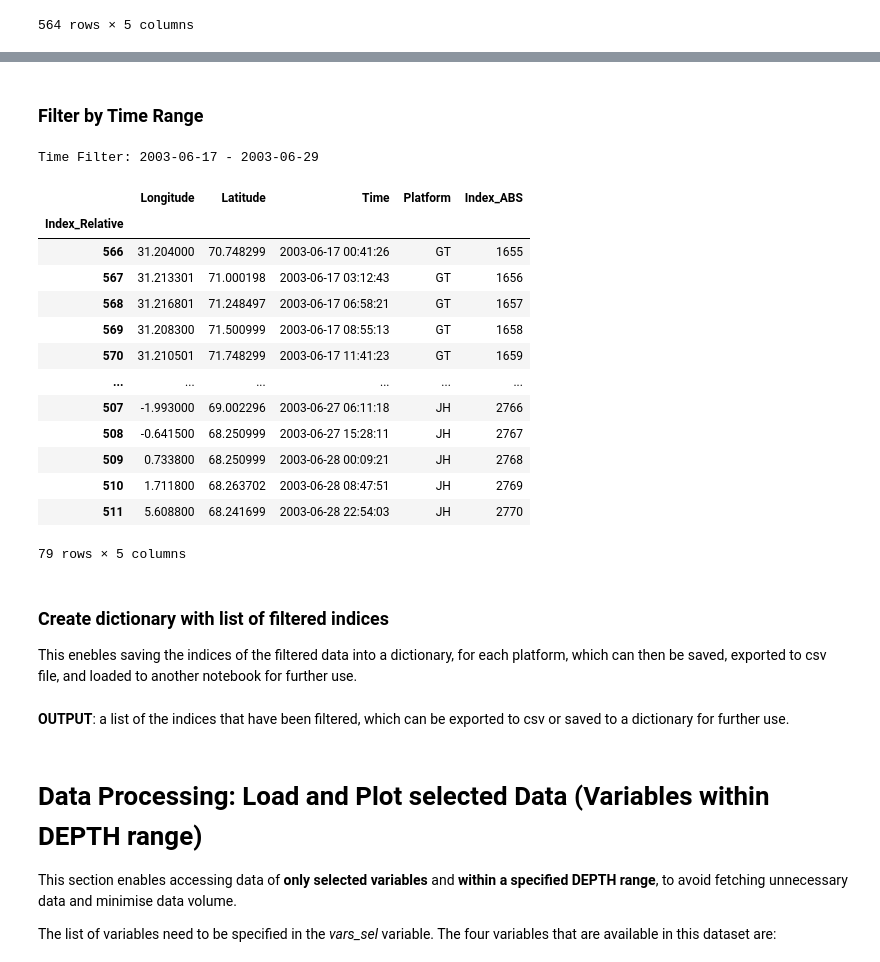
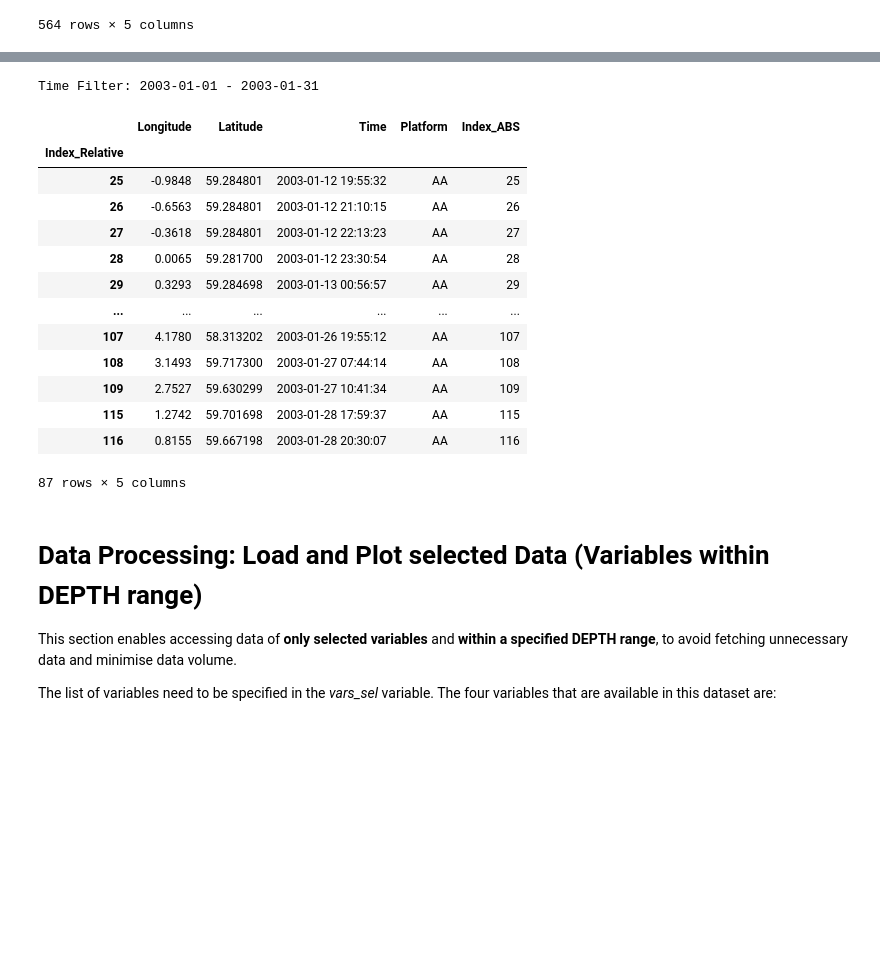
Before and after one commit to ec-intaros/iaos-showcase-app-Barents-Sea-CTD, a Jupyter notebook: Test1 DAP1 - OPeNDAP NODC Access.ipynb, the cells around one changed output, grey strips where cells are left out. Cells and saved outputs as stored; diff of their text form; code cells hidden in the pictures; blank space fills up the shorter version.

```diff
--- a/Test1 DAP1 - OPeNDAP NODC Access.ipynb
+++ b/Test1 DAP1 - OPeNDAP NODC Access.ipynb
@@ -325,34 +278,29 @@ Selected positions (out of available positions): 24 out of 3209.
-# %% [markdown]
-### Filter by Time Range
 # %%
 # Define start and end date in the format [day,month,year]
-time_start = [17,6,2003]
+time_start = [1,1,2003]
 time_start = datetime(time_start[2], time_start[1], time_start[0])
 
-time_end = [29,6,2003]
+time_end = [31,1,2003]
 time_end = datetime(time_end[2], time_end[1], time_end[0])
 
 print(f'Time Filter: {time_start.strftime("%Y-%m-%d")} - {time_end.strftime("%Y-%m-%d")}')
 
-position_df_timerange = position_df.loc[(position_df['Time']>=time_start) &
-                                        (position_df['Time']<=time_end)]
-display(position_df_timerange)
+position_df_bbox_timerange = position_df_bbox.loc[(position_df_bbox['Time']>=time_start) &
+                                        (position_df_bbox['Time']<=time_end)]
+display(position_df_bbox_timerange)
 # %% [output]
-Time Filter: 2003-06-17 - 2003-06-29
+Time Filter: 2003-01-01 - 2003-01-31
 |  | Longitude | Latitude | Time | Platform | Index_ABS |
 | Index_Relative |  |  |  |  |  |
-| 566 | 31.204000 | 70.748299 | 2003-06-17 00:41:26 | GT | 1655 |
-| 567 | 31.213301 | 71.000198 | 2003-06-17 03:12:43 | GT | 1656 |
-| 568 | 31.216801 | 71.248497 | 2003-06-17 06:58:21 | GT | 1657 |
-| 569 | 31.208300 | 71.500999 | 2003-06-17 08:55:13 | GT | 1658 |
-| 570 | 31.210501 | 71.748299 | 2003-06-17 11:41:23 | GT | 1659 |
+| 25 | -0.9848 | 59.284801 | 2003-01-12 19:55:32 | AA | 25 |
+| 26 | -0.6563 | 59.284801 | 2003-01-12 21:10:15 | AA | 26 |
+| 27 | -0.3618 | 59.284801 | 2003-01-12 22:13:23 | AA | 27 |
+| 28 | 0.0065 | 59.281700 | 2003-01-12 23:30:54 | AA | 28 |
+| 29 | 0.3293 | 59.284698 | 2003-01-13 00:56:57 | AA | 29 |
 | ... | ... | ... | ... | ... | ... |
-| 507 | -1.993000 | 69.002296 | 2003-06-27 06:11:18 | JH | 2766 |
-| 508 | -0.641500 | 68.250999 | 2003-06-27 15:28:11 | JH | 2767 |
-| 509 | 0.733800 | 68.250999 | 2003-06-28 00:09:21 | JH | 2768 |
-| 510 | 1.711800 | 68.263702 | 2003-06-28 08:47:51 | JH | 2769 |
-| 511 | 5.608800 | 68.241699 | 2003-06-28 22:54:03 | JH | 2770 |
+| 107 | 4.1780 | 58.313202 | 2003-01-26 19:55:12 | AA | 107 |
+| 108 | 3.1493 | 59.717300 | 2003-01-27 07:44:14 | AA | 108 |
+| 109 | 2.7527 | 59.630299 | 2003-01-27 10:41:34 | AA | 109 |
+| 115 | 1.2742 | 59.701698 | 2003-01-28 17:59:37 | AA | 115 |
+| 116 | 0.8155 | 59.667198 | 2003-01-28 20:30:07 | AA | 116 |
-79 rows × 5 columns
+87 rows × 5 columns
-# %% [markdown]
-### Create dictionary with list of filtered indices
-This enebles saving the indices of the filtered data into a dictionary, for each platform, which can then be saved, exported to csv file, and loaded to another notebook for further use.
@@ -381,5 +307,3 @@ for key in position_df_timerange['Platform'].unique():
-# %% [markdown]
-**OUTPUT**: a list of the indices that have been filtered, which can be exported to csv or saved to a dictionary for further use.
 # %% [markdown]
 # Data Processing: Load and Plot selected Data (Variables within DEPTH range)
 
```
Also changed, not shown: parts of 36 cells of this notebook.
